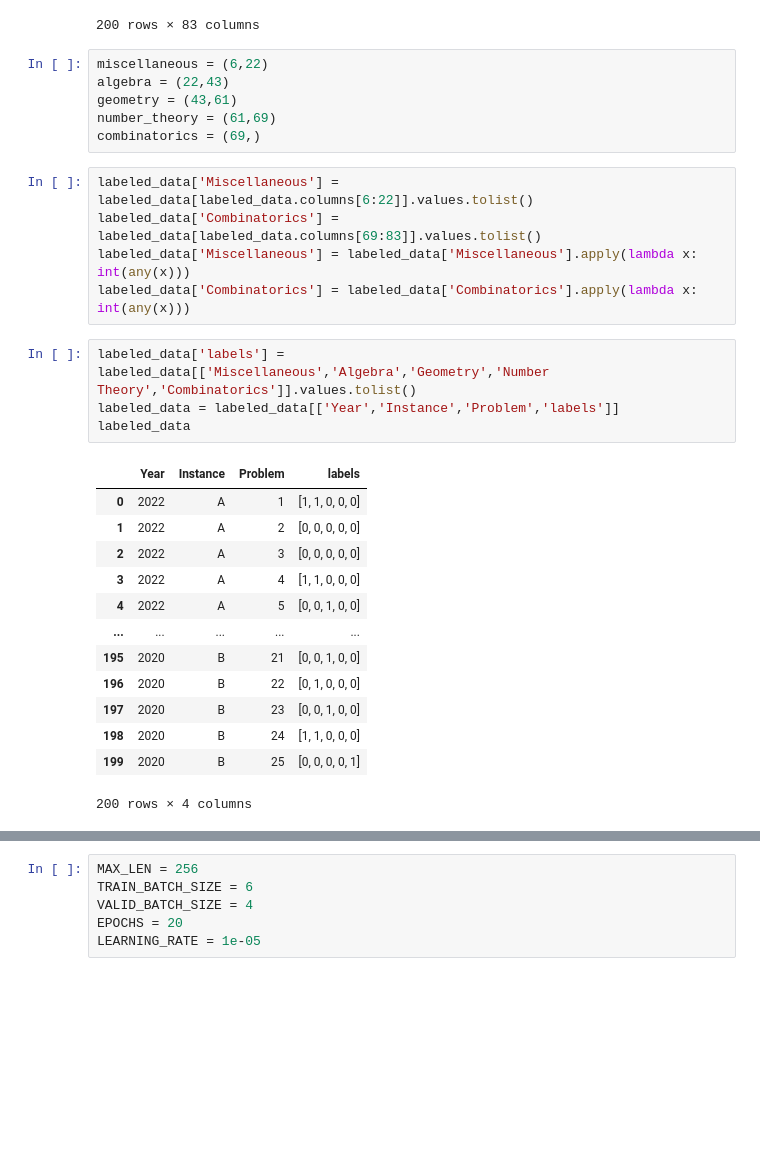
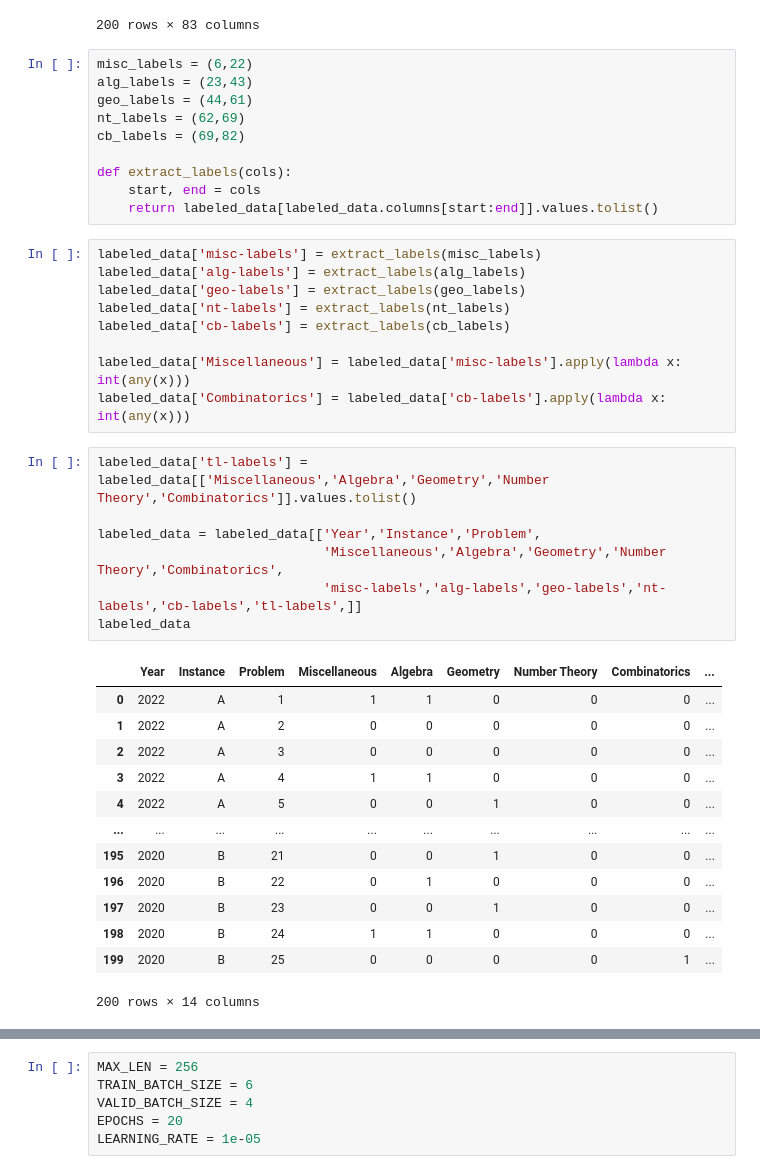
Before and after one commit to iuruoy-shao/training-problems, a Jupyter notebook: hierarchical_classifier.ipynb, the cells around one changed output, grey strips where cells are left out. Saved outputs shown, nothing was run; the diff lists cells and outputs as text; blank space fills up the shorter version.

```diff
--- a/hierarchical_classifier.ipynb
+++ b/hierarchical_classifier.ipynb
@@ -105,34 +122,45 @@ labeled_data
 | 198 | 2020 | 10 | B | 24 | 0 | 0 | 0 | 0 | ... |
 | 199 | 2020 | 10 | B | 25 | 0 | 0 | 0 | 0 | ... |
 200 rows × 83 columns
-# %%
-miscellaneous = (6,22)
-algebra = (22,43)
-geometry = (43,61)
-number_theory = (61,69)
-combinatorics = (69,)
+# %%
+misc_labels = (6,22)
+alg_labels = (23,43)
+geo_labels = (44,61)
+nt_labels = (62,69)
+cb_labels = (69,82)
+
+def extract_labels(cols):
+    start, end = cols
+    return labeled_data[labeled_data.columns[start:end]].values.tolist()
 # %%
-labeled_data['Miscellaneous'] = labeled_data[labeled_data.columns[6:22]].values.tolist()
-labeled_data['Combinatorics'] = labeled_data[labeled_data.columns[69:83]].values.tolist()
-labeled_data['Miscellaneous'] = labeled_data['Miscellaneous'].apply(lambda x: int(any(x)))
-labeled_data['Combinatorics'] = labeled_data['Combinatorics'].apply(lambda x: int(any(x)))
+labeled_data['misc-labels'] = extract_labels(misc_labels)
+labeled_data['alg-labels'] = extract_labels(alg_labels)
+labeled_data['geo-labels'] = extract_labels(geo_labels)
+labeled_data['nt-labels'] = extract_labels(nt_labels)
+labeled_data['cb-labels'] = extract_labels(cb_labels)
+
+labeled_data['Miscellaneous'] = labeled_data['misc-labels'].apply(lambda x: int(any(x)))
+labeled_data['Combinatorics'] = labeled_data['cb-labels'].apply(lambda x: int(any(x)))
 # %%
-labeled_data['labels'] = labeled_data[['Miscellaneous','Algebra','Geometry','Number Theory','Combinatorics']].values.tolist()
-labeled_data = labeled_data[['Year','Instance','Problem','labels']]
+labeled_data['tl-labels'] = labeled_data[['Miscellaneous','Algebra','Geometry','Number Theory','Combinatorics']].values.tolist()
+
+labeled_data = labeled_data[['Year','Instance','Problem',
+                             'Miscellaneous','Algebra','Geometry','Number Theory','Combinatorics',
+                             'misc-labels','alg-labels','geo-labels','nt-labels','cb-labels','tl-labels',]]
 labeled_data
 # %% [output]
-|  | Year | Instance | Problem | labels |
-| 0 | 2022 | A | 1 | [1, 1, 0, 0, 0] |
-| 1 | 2022 | A | 2 | [0, 0, 0, 0, 0] |
-| 2 | 2022 | A | 3 | [0, 0, 0, 0, 0] |
-| 3 | 2022 | A | 4 | [1, 1, 0, 0, 0] |
-| 4 | 2022 | A | 5 | [0, 0, 1, 0, 0] |
-| ... | ... | ... | ... | ... |
-| 195 | 2020 | B | 21 | [0, 0, 1, 0, 0] |
-| 196 | 2020 | B | 22 | [0, 1, 0, 0, 0] |
-| 197 | 2020 | B | 23 | [0, 0, 1, 0, 0] |
-| 198 | 2020 | B | 24 | [1, 1, 0, 0, 0] |
-| 199 | 2020 | B | 25 | [0, 0, 0, 0, 1] |
+|  | Year | Instance | Problem | Miscellaneous | Algebra | Geometry | Number Theory | Combinatorics | ... |
+| 0 | 2022 | A | 1 | 1 | 1 | 0 | 0 | 0 | ... |
+| 1 | 2022 | A | 2 | 0 | 0 | 0 | 0 | 0 | ... |
+| 2 | 2022 | A | 3 | 0 | 0 | 0 | 0 | 0 | ... |
+| 3 | 2022 | A | 4 | 1 | 1 | 0 | 0 | 0 | ... |
+| 4 | 2022 | A | 5 | 0 | 0 | 1 | 0 | 0 | ... |
+| ... | ... | ... | ... | ... | ... | ... | ... | ... | ... |
+| 195 | 2020 | B | 21 | 0 | 0 | 1 | 0 | 0 | ... |
+| 196 | 2020 | B | 22 | 0 | 1 | 0 | 0 | 0 | ... |
+| 197 | 2020 | B | 23 | 0 | 0 | 1 | 0 | 0 | ... |
+| 198 | 2020 | B | 24 | 1 | 1 | 0 | 0 | 0 | ... |
+| 199 | 2020 | B | 25 | 0 | 0 | 0 | 0 | 1 | ... |
-200 rows × 4 columns
+200 rows × 14 columns
 # %%
 problems_data = problems_data[['year','instance','number','choices','problem']]
```
Also changed, not shown: parts of 29 cells of this notebook.
